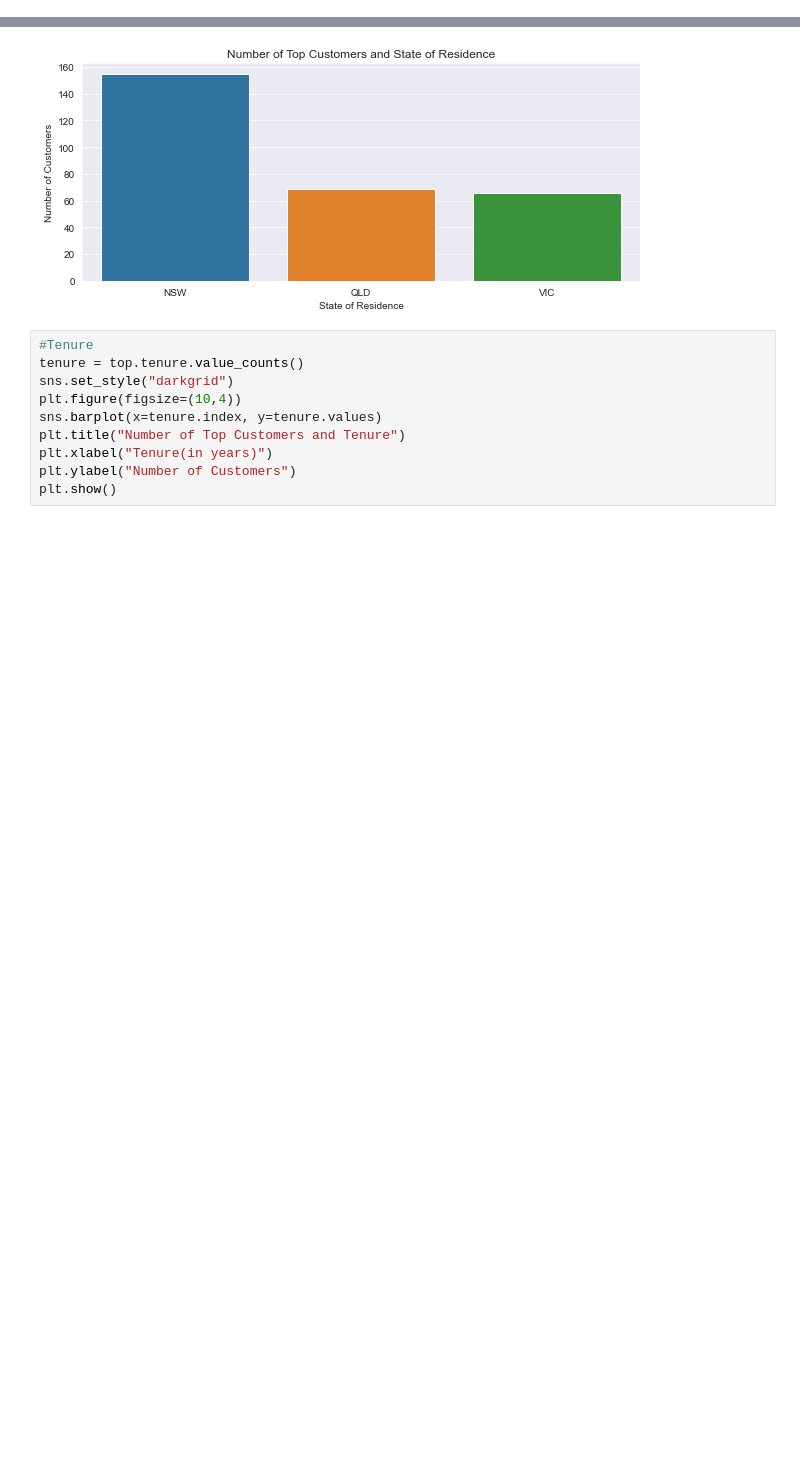
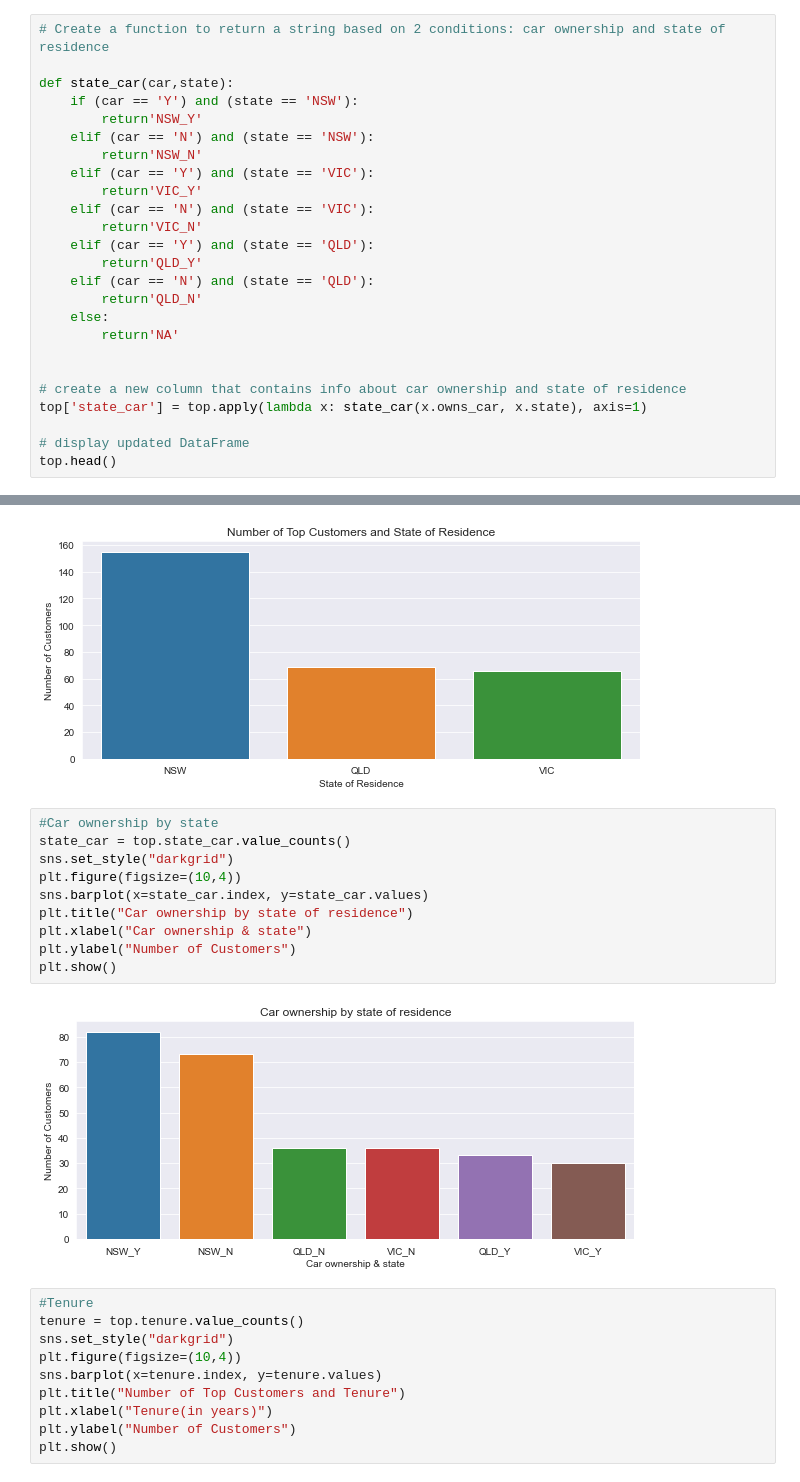
Before and after one commit to npradaschnor/KPMG-Virtual-Internship, a Jupyter notebook: KPMG_virtual_internship.ipynb, the cells around one changed output, grey strips where cells are left out. Cells and saved outputs as stored; diff of their text form; blank space fills up the shorter version.

Commit message:
added new columns to top dataframe

```diff
--- a/KPMG_virtual_internship.ipynb
+++ b/KPMG_virtual_internship.ipynb
@@ -2485,3 +2485,28 @@ top
 | 3441 | 3468 | Male | 4.0 | Associate Professor | NaN | Mass Customer | ... |
 | 3472 | 3499 | Male | 29.0 | NaN | Manufacturing | Mass Customer | ... |
 290 rows × 24 columns
+# %%
+# Create a function to return a string based on 2 conditions: car ownership and state of residence
+
+def state_car(car,state):
+    if (car == 'Y') and (state == 'NSW'):
+        return'NSW_Y'
+    elif (car == 'N') and (state == 'NSW'):
+        return'NSW_N'
+    elif (car == 'Y') and (state == 'VIC'):
+        return'VIC_Y'
+    elif (car == 'N') and (state == 'VIC'):
+        return'VIC_N'
+    elif (car == 'Y') and (state == 'QLD'):
+        return'QLD_Y'
+    elif (car == 'N') and (state == 'QLD'):
+        return'QLD_N'
+    else:
+        return'NA'
+
+
+# create a new column that contains info about car ownership and state of residence
+top['state_car'] = top.apply(lambda x: state_car(x.owns_car, x.state), axis=1)
+
+# display updated DataFrame
+top.head()
@@ -2550,6 +2638,18 @@ plt.ylabel("Number of Customers")
 plt.show()
 # %% [output]
 [figure]
+# %%
+#Car ownership by state
+state_car = top.state_car.value_counts()
+sns.set_style("darkgrid")
+plt.figure(figsize=(10,4))
+sns.barplot(x=state_car.index, y=state_car.values)
+plt.title("Car ownership by state of residence")
+plt.xlabel("Car ownership & state")
+plt.ylabel("Number of Customers")
+plt.show()
+# %% [output]
+[figure, added]
 # %%
 #Tenure
 tenure = top.tenure.value_counts()
```
Also changed, not shown: parts of 7 cells of this notebook.
